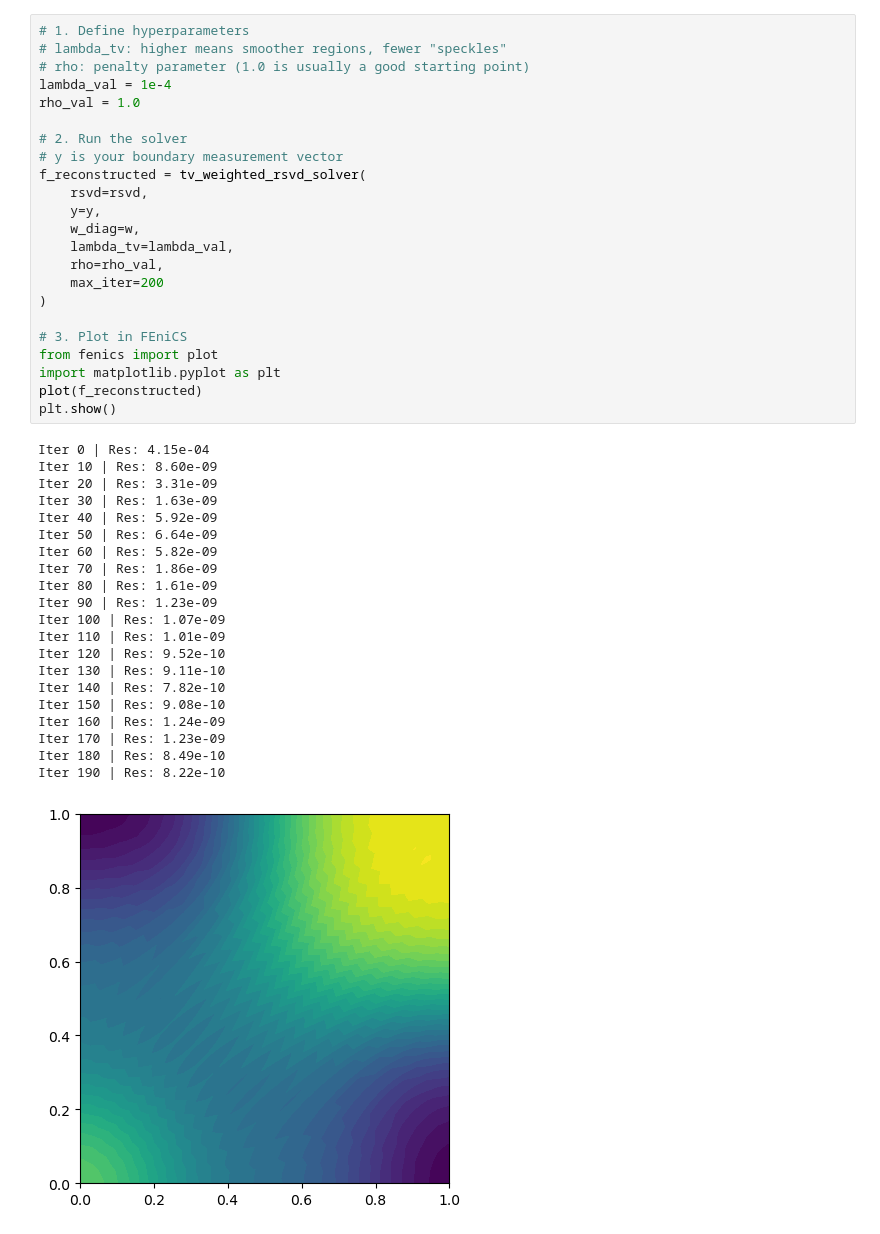
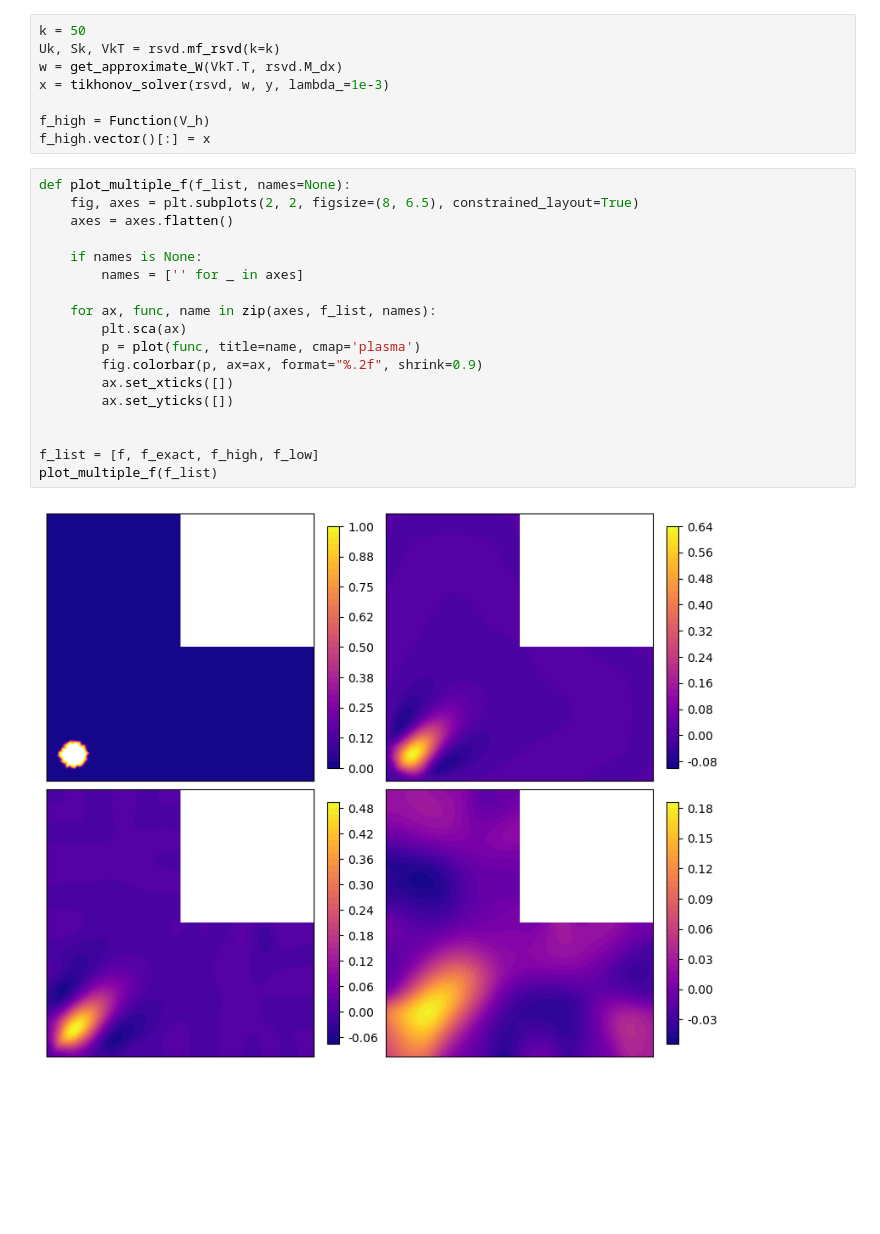
Before and after one commit to EliasSev/masters-thesis, a Jupyter notebook: notebooks/01_matrix_free_rsvd.ipynb, the cells around one changed output. Saved outputs shown, nothing was run; the diff lists cells and outputs as text; blank space fills up the shorter version.

```diff
--- a/notebooks/01_matrix_free_rsvd.ipynb
+++ b/notebooks/01_matrix_free_rsvd.ipynb
@@ -251,45 +199,28 @@ def solve_weighted_tv(rsvd, y, w_diag, lambda_tv=0.01, rho=1.0, max_iter=100):
-# %%
-# 1. Define hyperparameters
-# lambda_tv: higher means smoother regions, fewer "speckles"
-# rho: penalty parameter (1.0 is usually a good starting point)
-lambda_val = 1e-4
-rho_val = 1.0
-
-# 2. Run the solver
-# y is your boundary measurement vector
-f_reconstructed = tv_weighted_rsvd_solver(
-    rsvd=rsvd,
-    y=y,
-    w_diag=w,
-    lambda_tv=lambda_val,
-    rho=rho_val,
-    max_iter=200
-)
-
-# 3. Plot in FEniCS
-from fenics import plot
-import matplotlib.pyplot as plt
-plot(f_reconstructed)
-plt.show()
-# %% [output]
-Iter 0 | Res: 4.15e-04
-Iter 10 | Res: 8.60e-09
-Iter 20 | Res: 3.31e-09
-Iter 30 | Res: 1.63e-09
-Iter 40 | Res: 5.92e-09
-Iter 50 | Res: 6.64e-09
-Iter 60 | Res: 5.82e-09
-Iter 70 | Res: 1.86e-09
-Iter 80 | Res: 1.61e-09
-Iter 90 | Res: 1.23e-09
-Iter 100 | Res: 1.07e-09
-Iter 110 | Res: 1.01e-09
-Iter 120 | Res: 9.52e-10
-Iter 130 | Res: 9.11e-10
-Iter 140 | Res: 7.82e-10
-Iter 150 | Res: 9.08e-10
-Iter 160 | Res: 1.24e-09
-Iter 170 | Res: 1.23e-09
-Iter 180 | Res: 8.49e-10
-Iter 190 | Res: 8.22e-10
-[figure, removed]
+# %%
+k = 50
+Uk, Sk, VkT = rsvd.mf_rsvd(k=k)
+w = get_approximate_W(VkT.T, rsvd.M_dx)
+x = tikhonov_solver(rsvd, w, y, lambda_=1e-3)
+
+f_high = Function(V_h)
+f_high.vector()[:] = x
+# %%
+def plot_multiple_f(f_list, names=None):
+    fig, axes = plt.subplots(2, 2, figsize=(8, 6.5), constrained_layout=True)
+    axes = axes.flatten()
+
+    if names is None:
+        names = ['' for _ in axes]
+
+    for ax, func, name in zip(axes, f_list, names):
+        plt.sca(ax)
+        p = plot(func, title=name, cmap='plasma')
+        fig.colorbar(p, ax=ax, format="%.2f", shrink=0.9)
+        ax.set_xticks([])
+        ax.set_yticks([])
+
+
+f_list = [f, f_exact, f_high, f_low]
+plot_multiple_f(f_list)
+# %% [output]
+[figure, added]
```
Also changed, not shown: parts of 10 cells of this notebook.
